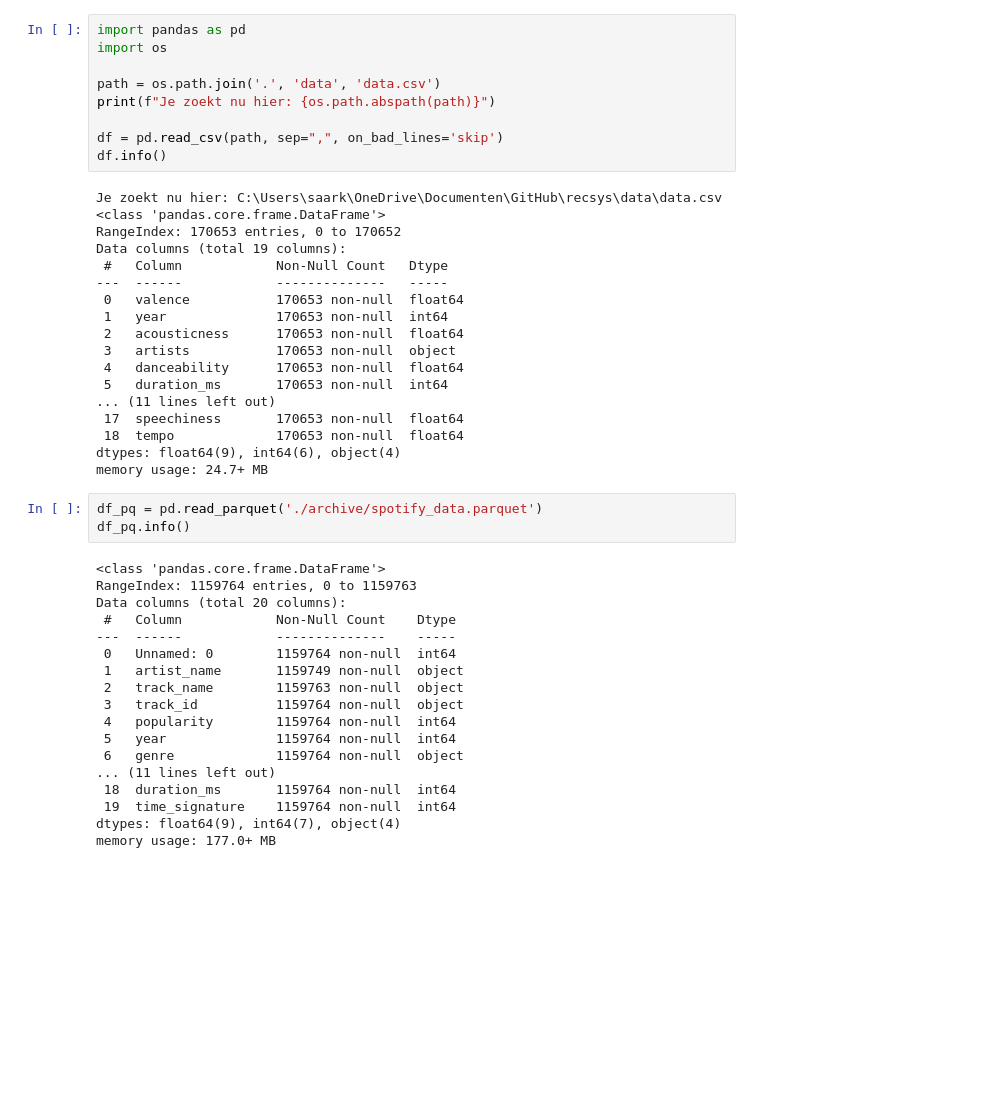
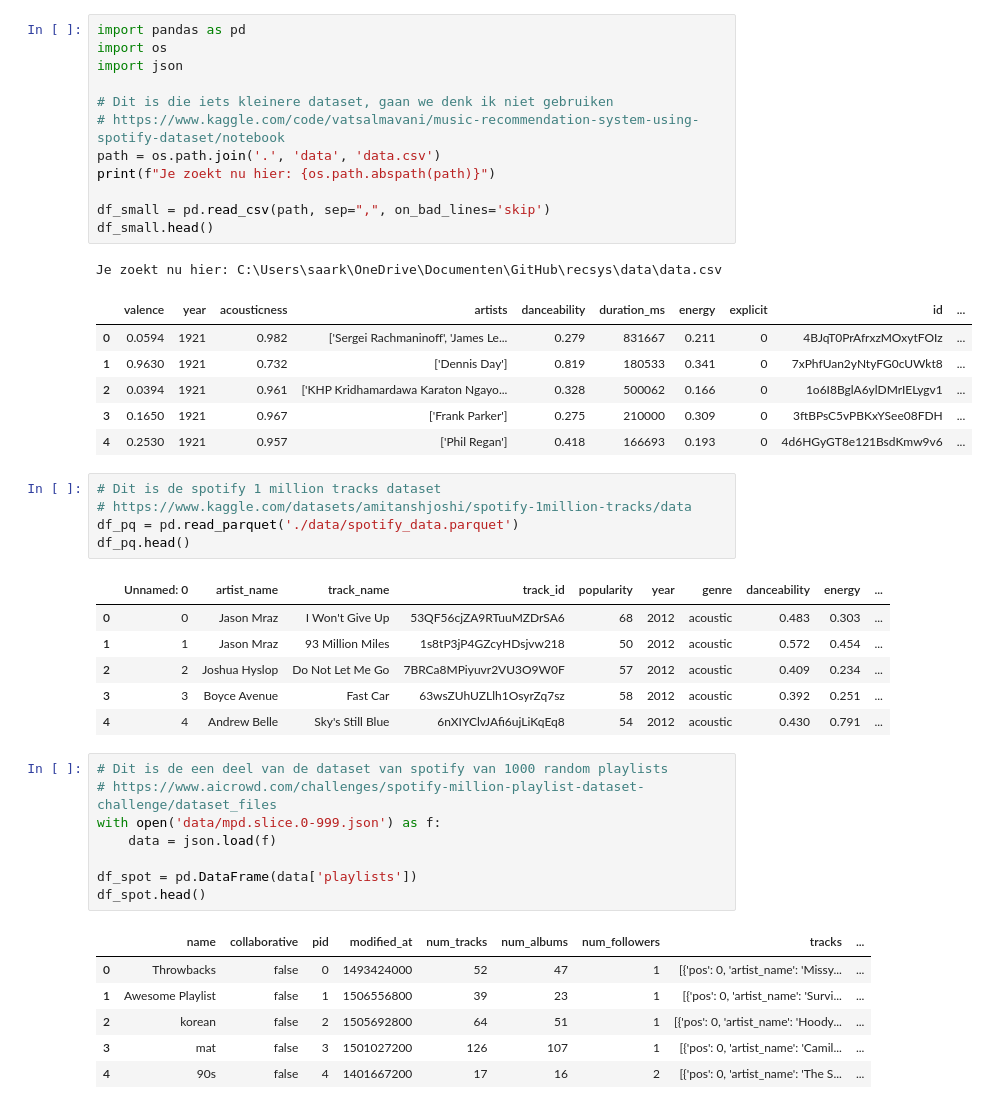
Before and after one commit to sarahkruse61/recsys, a Jupyter notebook: project.ipynb, the cells around one changed output. Saved outputs shown, nothing was run; the diff lists cells and outputs as text; blank space fills up the shorter version.

Commit message:
datasets inladen
Alle datasets zijn ingeladen, de montly listeners ook. Misschien kunnen we nog wat extra van die grote ban spotify gebruiken?

```diff
--- a/project.ipynb
+++ b/project.ipynb
@@ -1,48 +1,47 @@
 # %%
 import pandas as pd
 import os
+import json
 
+# Dit is die iets kleinere dataset, gaan we denk ik niet gebruiken
+# https://www.kaggle.com/code/vatsalmavani/music-recommendation-system-using-spotify-dataset/notebook
 path = os.path.join('.', 'data', 'data.csv')
 print(f"Je zoekt nu hier: {os.path.abspath(path)}")
 
-df = pd.read_csv(path, sep=",", on_bad_lines='skip')
-df.info()
+df_small = pd.read_csv(path, sep=",", on_bad_lines='skip')
+df_small.head()
 # %% [output]
 Je zoekt nu hier: C:\Users\saark\OneDrive\Documenten\GitHub\recsys\data\data.csv
-<class 'pandas.core.frame.DataFrame'>
-RangeIndex: 170653 entries, 0 to 170652
-Data columns (total 19 columns):
- #   Column            Non-Null Count   Dtype
----  ------            --------------   -----
- 0   valence           170653 non-null  float64
- 1   year              170653 non-null  int64
- 2   acousticness      170653 non-null  float64
- 3   artists           170653 non-null  object
- 4   danceability      170653 non-null  float64
- 5   duration_ms       170653 non-null  int64
-... (11 lines left out)
- 17  speechiness       170653 non-null  float64
- 18  tempo             170653 non-null  float64
-dtypes: float64(9), int64(6), object(4)
-memory usage: 24.7+ MB
+|  | valence | year | acousticness | artists | danceability | duration_ms | energy | explicit | id | ... |
+| 0 | 0.0594 | 1921 | 0.982 | ['Sergei Rachmaninoff', 'James Le... | 0.279 | 831667 | 0.211 | 0 | 4BJqT0PrAfrxzMOxytFOIz | ... |
+| 1 | 0.9630 | 1921 | 0.732 | ['Dennis Day'] | 0.819 | 180533 | 0.341 | 0 | 7xPhfUan2yNtyFG0cUWkt8 | ... |
+| 2 | 0.0394 | 1921 | 0.961 | ['KHP Kridhamardawa Karaton Ngayo... | 0.328 | 500062 | 0.166 | 0 | 1o6I8BglA6ylDMrIELygv1 | ... |
+| 3 | 0.1650 | 1921 | 0.967 | ['Frank Parker'] | 0.275 | 210000 | 0.309 | 0 | 3ftBPsC5vPBKxYSee08FDH | ... |
+| 4 | 0.2530 | 1921 | 0.957 | ['Phil Regan'] | 0.418 | 166693 | 0.193 | 0 | 4d6HGyGT8e121BsdKmw9v6 | ... |
 # %%
-df_pq = pd.read_parquet('./archive/spotify_data.parquet')
-df_pq.info()
+# Dit is de spotify 1 million tracks dataset
+# https://www.kaggle.com/datasets/amitanshjoshi/spotify-1million-tracks/data
+df_pq = pd.read_parquet('./data/spotify_data.parquet')
+df_pq.head()
 # %% [output]
-<class 'pandas.core.frame.DataFrame'>
-RangeIndex: 1159764 entries, 0 to 1159763
-Data columns (total 20 columns):
- #   Column            Non-Null Count    Dtype
----  ------            --------------    -----
- 0   Unnamed: 0        1159764 non-null  int64
- 1   artist_name       1159749 non-null  object
- 2   track_name        1159763 non-null  object
- 3   track_id          1159764 non-null  object
- 4   popularity        1159764 non-null  int64
- 5   year              1159764 non-null  int64
- 6   genre             1159764 non-null  object
-... (11 lines left out)
- 18  duration_ms       1159764 non-null  int64
- 19  time_signature    1159764 non-null  int64
-dtypes: float64(9), int64(7), object(4)
-memory usage: 177.0+ MB
+|  | Unnamed: 0 | artist_name | track_name | track_id | popularity | year | genre | danceability | energy | ... |
+| 0 | 0 | Jason Mraz | I Won't Give Up | 53QF56cjZA9RTuuMZDrSA6 | 68 | 2012 | acoustic | 0.483 | 0.303 | ... |
+| 1 | 1 | Jason Mraz | 93 Million Miles | 1s8tP3jP4GZcyHDsjvw218 | 50 | 2012 | acoustic | 0.572 | 0.454 | ... |
+| 2 | 2 | Joshua Hyslop | Do Not Let Me Go | 7BRCa8MPiyuvr2VU3O9W0F | 57 | 2012 | acoustic | 0.409 | 0.234 | ... |
+| 3 | 3 | Boyce Avenue | Fast Car | 63wsZUhUZLlh1OsyrZq7sz | 58 | 2012 | acoustic | 0.392 | 0.251 | ... |
+| 4 | 4 | Andrew Belle | Sky's Still Blue | 6nXIYClvJAfi6ujLiKqEq8 | 54 | 2012 | acoustic | 0.430 | 0.791 | ... |
+# %%
+# Dit is de een deel van de dataset van spotify van 1000 random playlists
+# https://www.aicrowd.com/challenges/spotify-million-playlist-dataset-challenge/dataset_files
+with open('data/mpd.slice.0-999.json') as f:
+    data = json.load(f)
+
+df_spot = pd.DataFrame(data['playlists'])
+df_spot.head()
+# %% [output]
+|  | name | collaborative | pid | modified_at | num_tracks | num_albums | num_followers | tracks | ... |
+| 0 | Throwbacks | false | 0 | 1493424000 | 52 | 47 | 1 | [{'pos': 0, 'artist_name': 'Missy... | ... |
+| 1 | Awesome Playlist | false | 1 | 1506556800 | 39 | 23 | 1 | [{'pos': 0, 'artist_name': 'Survi... | ... |
+| 2 | korean | false | 2 | 1505692800 | 64 | 51 | 1 | [{'pos': 0, 'artist_name': 'Hoody... | ... |
+| 3 | mat | false | 3 | 1501027200 | 126 | 107 | 1 | [{'pos': 0, 'artist_name': 'Camil... | ... |
+| 4 | 90s | false | 4 | 1401667200 | 17 | 16 | 2 | [{'pos': 0, 'artist_name': 'The S... | ... |
```
Also changed, not shown: parts of 6 cells of this notebook, 5 other files.
